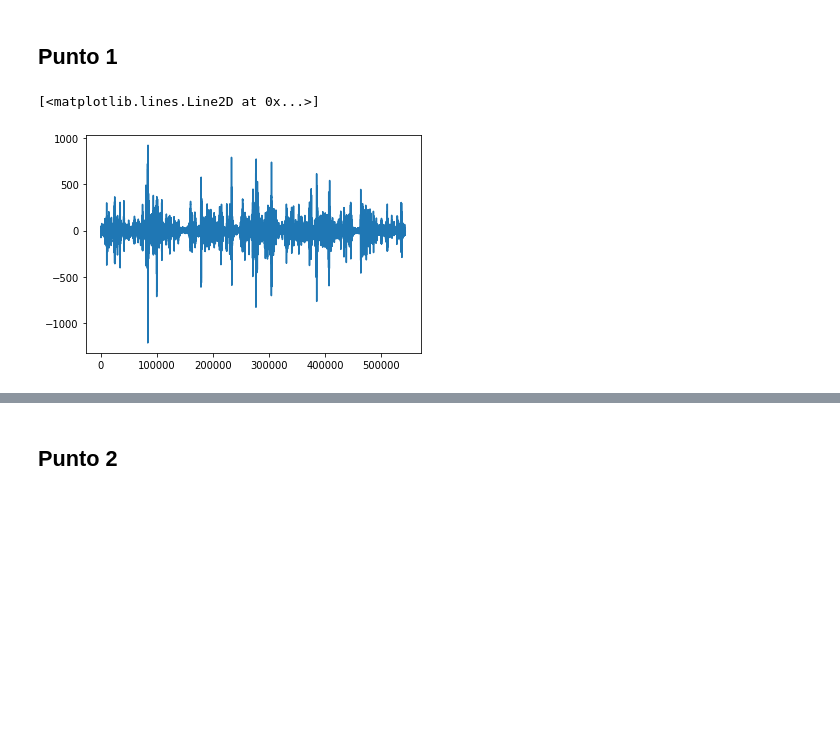
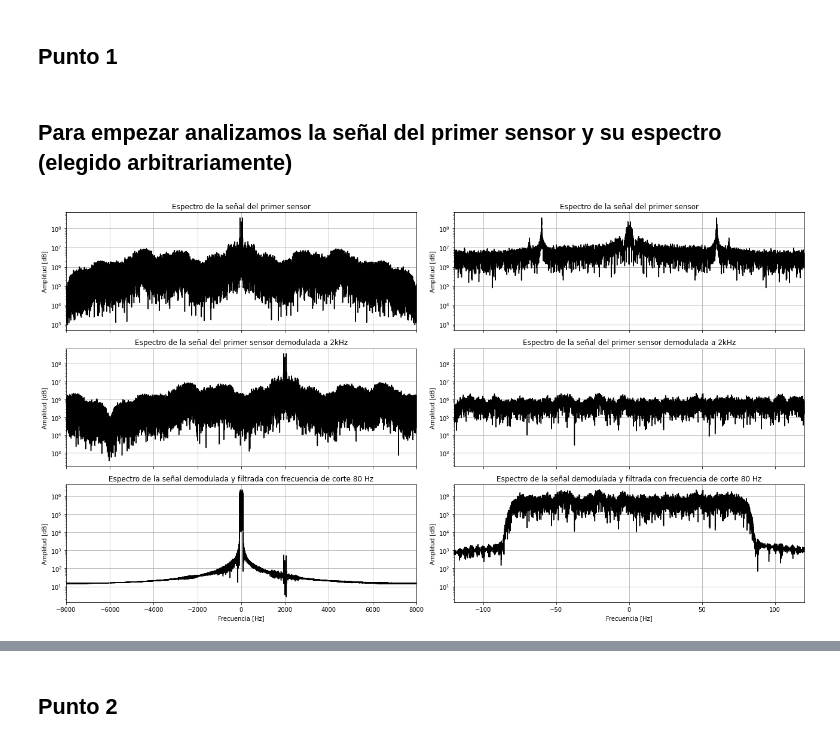
Before and after one commit to mbergerman/Procesamiento-Adaptativo, a Jupyter notebook: TPS/TP4/PASA_TP4_G2.ipynb, the cells around one changed output, grey strips where cells are left out. Drawn from its saved outputs; the diff is of its cells as text; code cells hidden in the pictures; blank space fills up the shorter version.

```diff
--- a/TPS/TP4/PASA_TP4_G2.ipynb
+++ b/TPS/TP4/PASA_TP4_G2.ipynb
@@ -47,12 +32,0 @@ def butter_lowpass_sos(cutoff, fs, order=5):
-# %%
-a = 1
-b = signal.firwin(101, 100, window='hamming', fs=Fs)
-
-exp_demod = np.exp(2j*np.pi*Fc/Fs* np.arange(len(data[0])))
-x = exp_demod * data[0]
-test = signal.lfilter(b, a, x)
-
-plt.plot(test)
-# %% [output]
-[<matplotlib.lines.Line2D at 0x...>]
-[figure, removed]
@@ -75,0 +33,57 @@ for i, val in enumerate(data):
+# %% [markdown]
+## Para empezar analizamos la señal del primer sensor y su espectro (elegido arbitrariamente)
+# %%
+B = 80
+
+fft1 = fftshift( fft(data[0]) )
+fft_freq = fftshift( fftfreq(N, 1/Fs) )
+
+fig, ax = plt.subplots(3, 2, figsize=(18, 10), sharex='col')
+
+ax[0][0].semilogy(fft_freq, np.abs(fft1), 'k')
+ax[0][0].grid()
+ax[0][0].set_title('Espectro de la señal del primer sensor')
+ax[0][0].set_ylabel('Amplitud [dB]')
+
+ax[0][1].semilogy(fft_freq, np.abs(fft1), 'k')
+ax[0][1].grid()
+ax[0][1].set_title('Espectro de la señal del primer sensor')
+ax[0][1].set_ylabel('Amplitud [dB]')
+
+exp_demod = np.exp(2j*np.pi*Fc/Fs* np.arange(N))
+data0_demod = exp_demod * data[0]
+fft2 = fftshift( fft(data0_demod) )
+
+ax[1][0].semilogy(fft_freq, np.abs(fft2), 'k')
+ax[1][0].grid()
+ax[1][0].set_title('Espectro de la señal del primer sensor demodulada a 2kHz')
+ax[1][0].set_ylabel('Amplitud [dB]')
+
+ax[1][1].semilogy(fft_freq, np.abs(fft2), 'k')
+ax[1][1].grid()
+ax[1][1].set_title('Espectro de la señal del primer sensor demodulada a 2kHz')
+ax[1][1].set_ylabel('Amplitud [dB]')
+
+a = 1
+b = signal.firwin(4000+1, B, window='hamming', fs=Fs)
+data0_filt = signal.lfilter(b, a, data0_demod)
+fft3 = fftshift( fft(data0_filt) )
+
+ax[2][0].semilogy(fft_freq, np.abs(fft3), 'k')
+ax[2][0].grid()
+ax[2][0].set_title(f'Espectro de la señal demodulada y filtrada con frecuencia de corte {B} Hz')
+ax[2][0].set_xlabel('Frecuencia [Hz]')
+ax[2][0].set_ylabel('Amplitud [dB]')
+ax[2][0].set_xlim(-Fs/2, Fs/2)
+
+ax[2][1].semilogy(fft_freq, np.abs(fft3), 'k')
+ax[2][1].grid()
+ax[2][1].set_title(f'Espectro de la señal demodulada y filtrada con frecuencia de corte {B} Hz')
+ax[2][1].set_xlabel('Frecuencia [Hz]')
+ax[2][1].set_ylabel('Amplitud [dB]')
+ax[2][1].set_xlim(-B*1.5, B*1.5)
+
+plt.tight_layout()
+plt.show()
+# %% [output]
+[figure, added]
```
Also changed, not shown: parts of 14 cells of this notebook.
